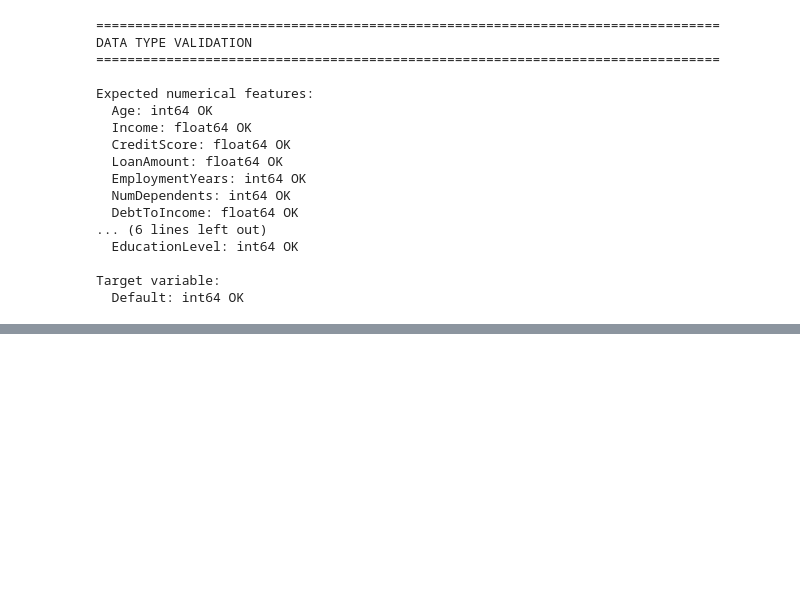
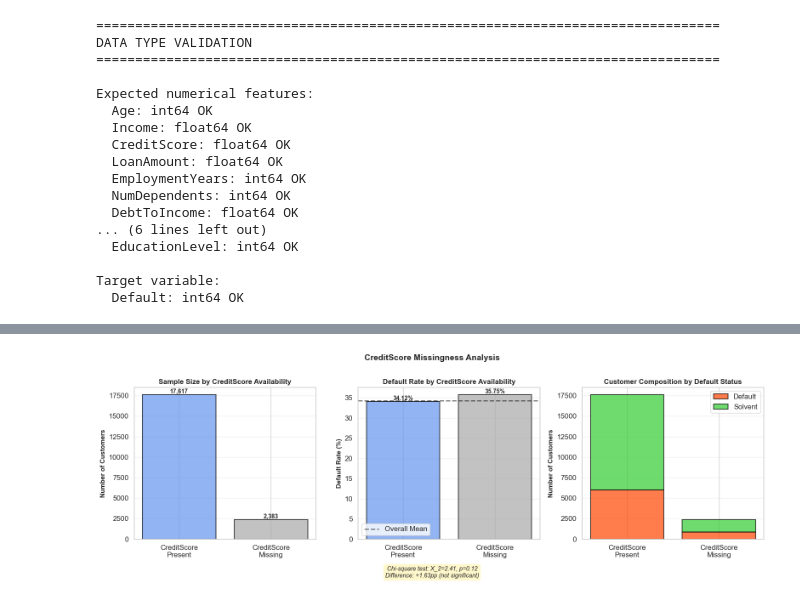
Before and after one commit to expigo/challenging_ds, a Jupyter notebook: notebooks/01_eda.ipynb, the cells around one changed output, grey strips where cells are left out. Drawn from its saved outputs; the diff is of its cells as text; code cells hidden in the pictures; blank space fills up the shorter version.

Commit message:
missing data analysis

```diff
--- a/notebooks/01_eda.ipynb
+++ b/notebooks/01_eda.ipynb
@@ -254,0 +414,94 @@ Figure saved to /Users/kryspin/personal/playground/recruitment/challengING_DS/in
+# %%
+# visualize the missing data patterns
+
+# this is temporary
+train_df['CreditScore_Missing'] = train_df['CreditScore'].isnull()
+
+# calc the statistics to vis just as previously
+missing_groups = train_df.groupby('CreditScore_Missing')[TARGET_FEATURE].agg([
+    ('Total', 'count'),
+    ('Defaults', 'sum')
+])
+missing_groups['Default_Rate'] = (missing_groups['Defaults'] / missing_groups['Total'] * 100)
+
+display(missing_groups)
+
+
+# vis with 3 panels
+fig, axes = plt.subplots(1, 3, figsize=(16, 5))
+
+# panel 1: count of customers by missingness status
+ax1 = axes[0]
+colors_panel1 = [Color.BLUE.value, Color.GRAY.value]  # blue for present, gray for missing
+bars1 = ax1.bar(['CreditScore\nPresent', 'CreditScore\nMissing'],
+                missing_groups['Total'],
+                color=colors_panel1, alpha=0.7, edgecolor=Color.BLACK.value, linewidth=1.5)
+ax1.set_ylabel('Number of Customers', fontsize=11, fontweight='bold')
+ax1.set_title('Sample Size by CreditScore Availability', fontsize=12, fontweight='bold')
+ax1.grid(axis='y', alpha=0.3)
+
+for i, (bar, value) in enumerate(zip(bars1, missing_groups['Total'])):
+    height = bar.get_height()
+    ax1.text(bar.get_x() + bar.get_width()/2., height,
+             f'{int(value):,}',
+             ha='center', va='bottom', fontsize=10, fontweight='bold')
+
+# Panel 2: default rate comparison
+ax2 = axes[1]
+bars2 = ax2.bar(['CreditScore\nPresent', 'CreditScore\nMissing'],
+                missing_groups['Default_Rate'],
+                color=colors_panel1, alpha=0.7, edgecolor=Color.BLACK.value, linewidth=1.5)
+ax2.set_ylabel('Default Rate (%)', fontsize=11, fontweight='bold')
+ax2.set_title('Default Rate by CreditScore Availability', fontsize=12, fontweight='bold')
+ax2.axhline(y=train_df[TARGET_FEATURE].mean() * 100, color=Color.BLACK.value,
+            linestyle='--', linewidth=2, label='Overall Mean', alpha=0.5)
+ax2.legend()
+ax2.grid(axis='y', alpha=0.3)
+
+for i, (bar, value) in enumerate(zip(bars2, missing_groups['Default_Rate'])):
+    height = bar.get_height()
+    ax2.text(bar.get_x() + bar.get_width()/2., height,
+             f'{value:.2f}%',
+             ha='center', va='bottom', fontsize=10, fontweight='bold')
+
+# Panel 3: stacked
+ax3 = axes[2]
+present_defaults = missing_groups.loc[False, 'Defaults']
+present_solvent = missing_groups.loc[False, 'Total'] - present_defaults
+missing_defaults = missing_groups.loc[True, 'Defaults']
+missing_solvent = missing_groups.loc[True, 'Total'] - missing_defaults
+
+x = ['CreditScore\nPresent', 'CreditScore\nMissing']
+width = .8
+
+# colors: green for solvent (good), red for default (bad)
+ax3.bar(x, [present_defaults, missing_defaults], width,
+        label='Default', color=Color.RED.value, alpha=0.7,
+        edgecolor=Color.BLACK.value, linewidth=1.5)
+ax3.bar(x, [present_solvent, missing_solvent], width,
+        bottom=[present_defaults, missing_defaults],
+        label='Solvent', color=Color.GREEN.value, alpha=0.7,
+        edgecolor=Color.BLACK.value, linewidth=1.5)
+
+ax3.set_ylabel('Number of Customers', fontsize=11, fontweight='bold')
+ax3.set_title('Customer Composition by Default Status', fontsize=12, fontweight='bold')
+ax3.legend()
+ax3.grid(axis='y', alpha=0.3)
+
+# statistical test result annotation
+textstr = f'Chi-square test: X_2=2.41, p=0.12\nDifference: +1.63pp (not significant)'
+props = dict(boxstyle='round', facecolor=Color.YELLOW.value, alpha=0.2)
+fig.text(0.5, -0.05, textstr, ha='center', fontsize=10,
+         bbox=props, style='italic')
+
+plt.suptitle('CreditScore Missingness Analysis',
+             fontsize=14, fontweight='bold', y=1.00)
+plt.tight_layout()
+plt.savefig(FIGURES_DIR / '02_missing_data_analysis.png', dpi=300, bbox_inches='tight')
+plt.show()
+
+# clear
+train_df.drop('CreditScore_Missing', axis=1, inplace=True)
+
+print(f"\nFigure saved to {FIGURES_DIR / '02_missing_data_analysis.png'}")
+# %% [output]
@@ -254,0 +512 @@ Figure saved to /Users/kryspin/personal/playground/recruitment/challengING_DS/in
+[figure, added]
```
Also changed, not shown: parts of 7 cells of this notebook.
